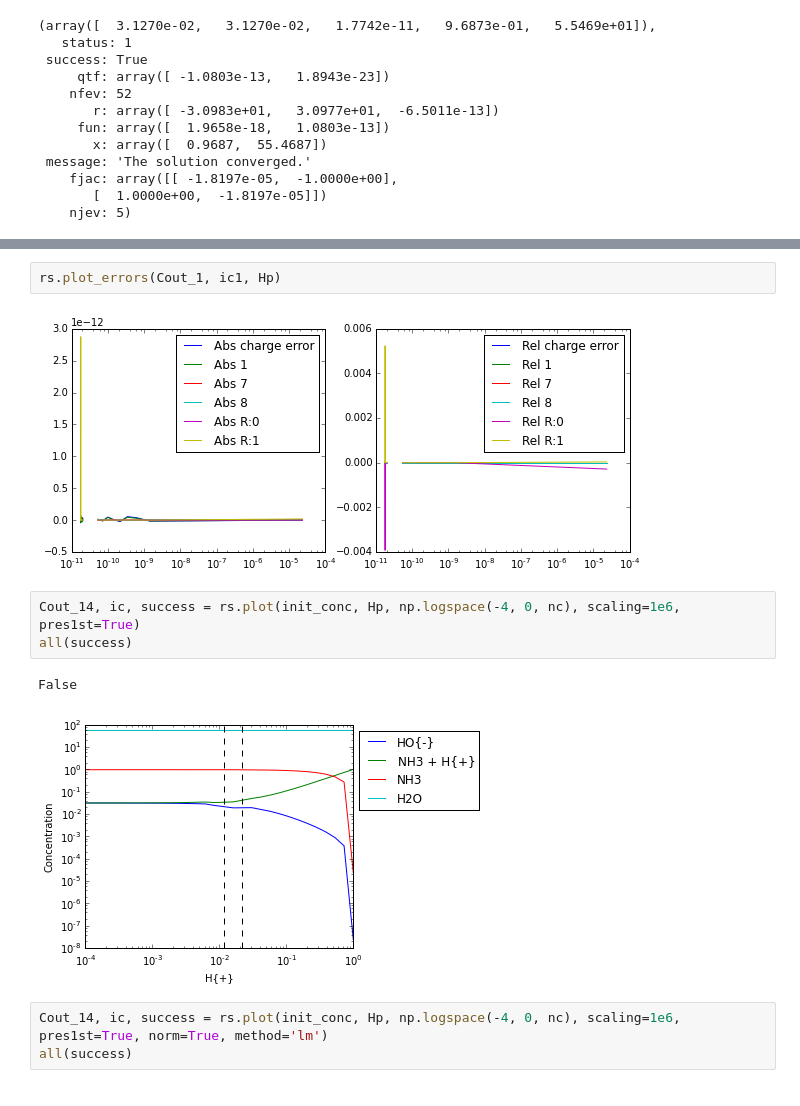
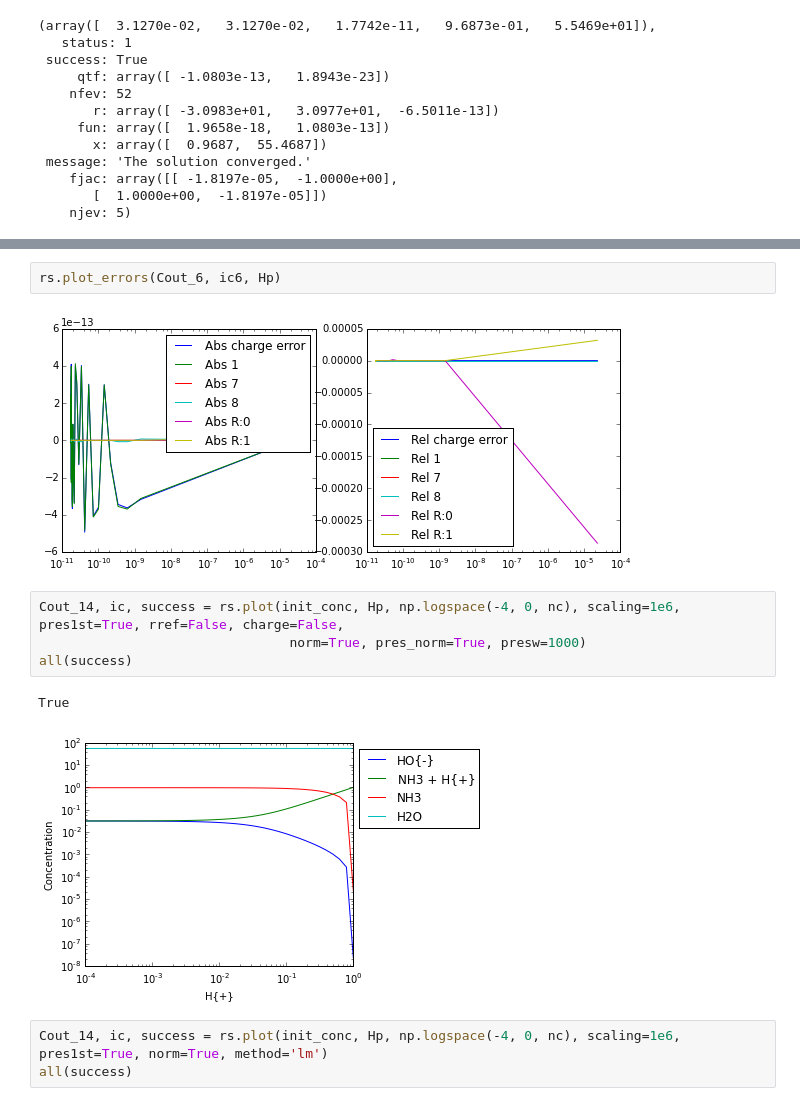
Before and after one commit to bjodah/chempy, a Jupyter notebook: examples/Ammonia.ipynb, the cells around one changed output, grey strips where cells are left out. Saved outputs shown, nothing was run; the diff lists cells and outputs as text.

```diff
--- a/examples/Ammonia.ipynb
+++ b/examples/Ammonia.ipynb
@@ -222,15 +244,16 @@ all(success1), all(success2), all(success3), all(success4), all(success5), all(s
 (False, False, True, False, False, True)
 [figure]
 # %%
-rs.plot_errors(Cout_1, ic1, Hp)
+rs.plot_errors(Cout_6, ic6, Hp)
 # %% [output]
-[figure, old version]
+[figure, new version]
 # %%
-Cout_14, ic, success = rs.plot(init_conc, Hp, np.logspace(-4, 0, nc), scaling=1e6, pres1st=True)
+Cout_14, ic, success = rs.plot(init_conc, Hp, np.logspace(-4, 0, nc), scaling=1e6, pres1st=True, rref=False, charge=False,
+                                norm=True, pres_norm=True, presw=1000)
 all(success)
 # %% [output]
-False
+True
-[figure, old version]
+[figure, new version]
 # %%
 Cout_14, ic, success = rs.plot(init_conc, Hp, np.logspace(-4, 0, nc), scaling=1e6, pres1st=True, norm=True, method='lm')
 all(success)
```
Also changed, not shown: parts of 19 cells of this notebook, 2 other files.
